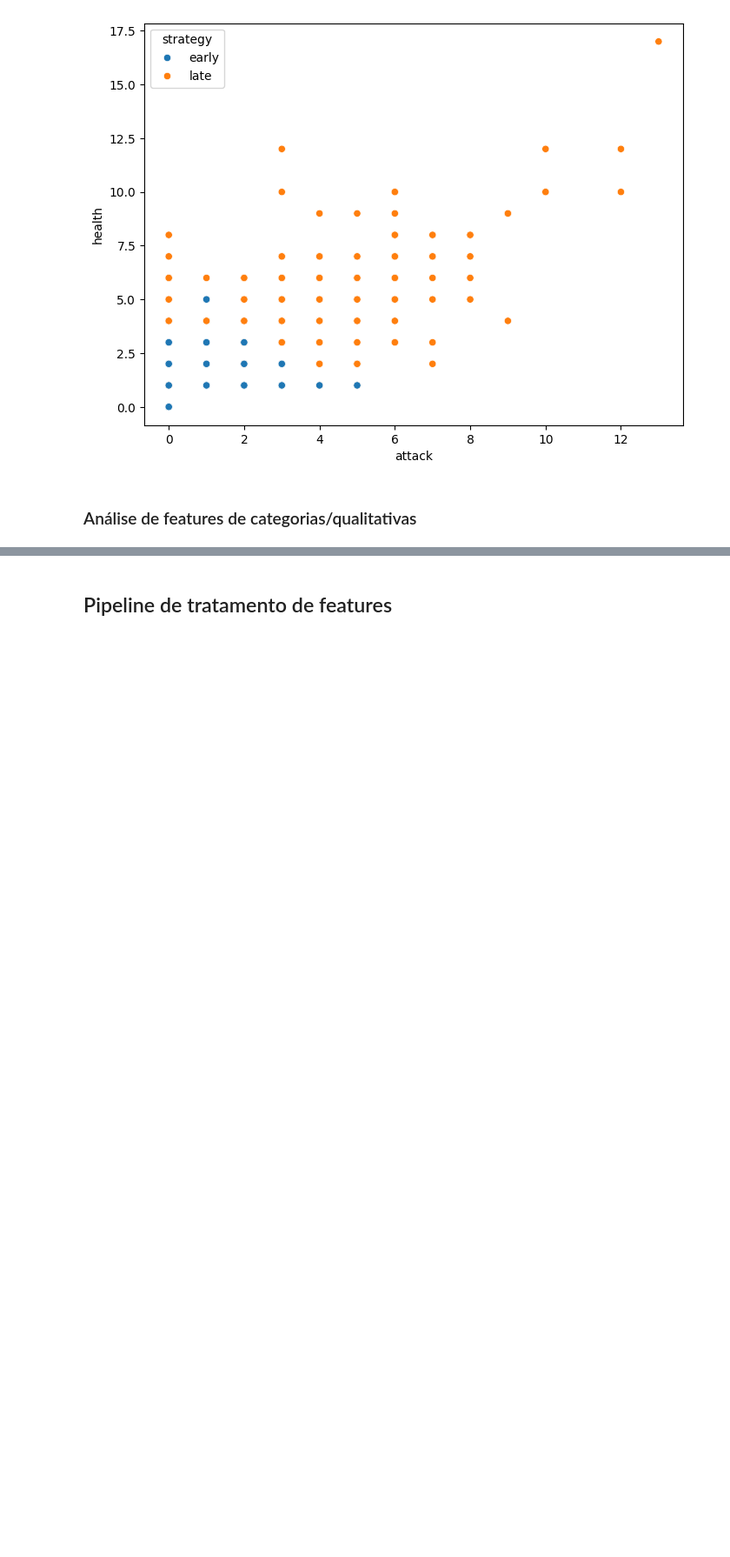
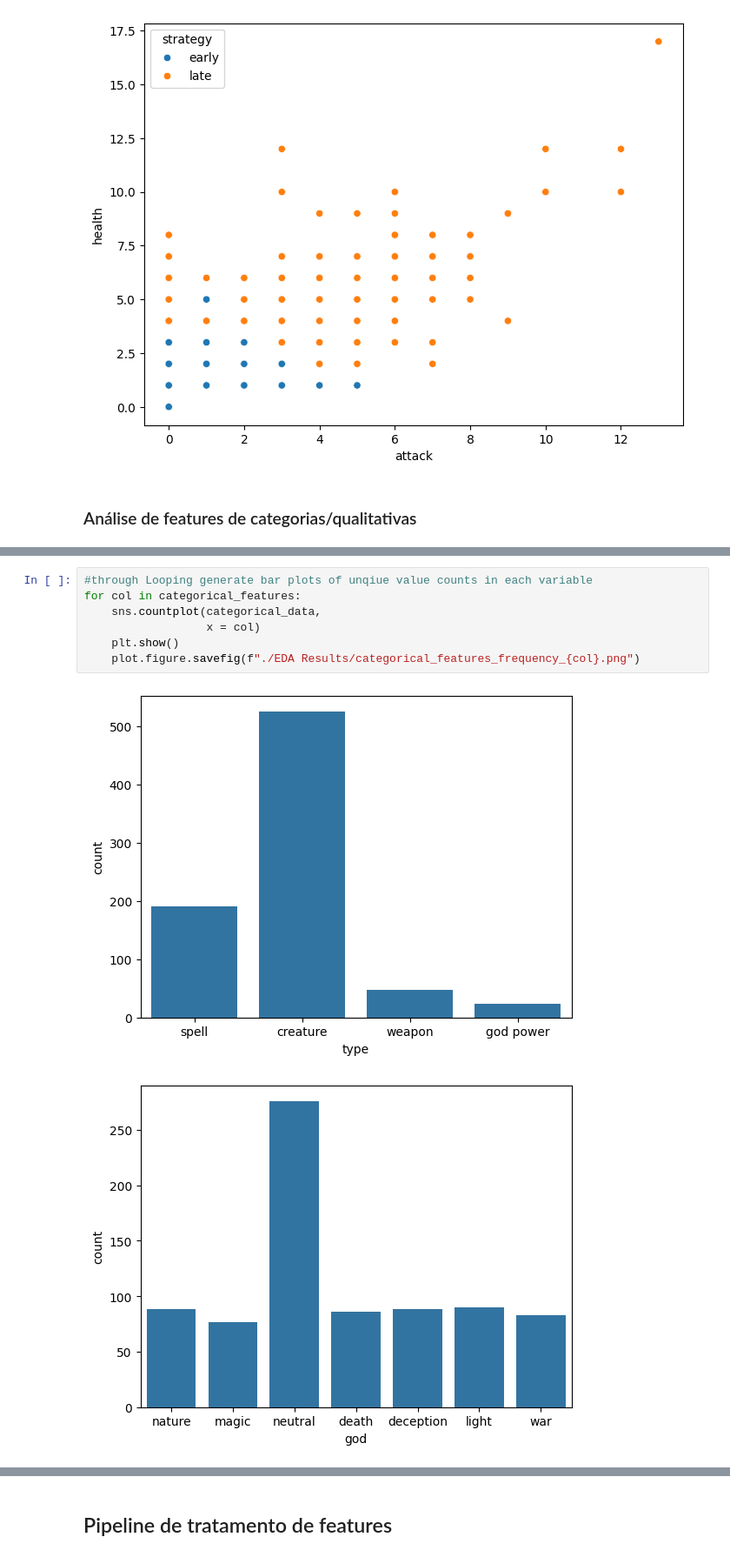
Before and after one commit to lucasrigobello/api-test, a Jupyter notebook: notebook/EDA e Treinamento de Modelo.ipynb, the cells around one changed output, grey strips where cells are left out. Shown at 87% size. Drawn from its saved outputs; the diff is of its cells as text; blank space fills up the shorter version.

```diff
--- a/notebook/EDA e Treinamento de Modelo.ipynb
+++ b/notebook/EDA e Treinamento de Modelo.ipynb
@@ -166,3 +166,13 @@ categorical_data.describe(include='object').T
 | type | 788 | 4 | creature | 526 |
 | god | 788 | 7 | neutral | 276 |
 | strategy | 788 | 2 | early | 432 |
+# %%
+#through Looping generate bar plots of unqiue value counts in each variable
+for col in categorical_features:
+    sns.countplot(categorical_data,
+                  x = col)
+    plt.show()
+    plot.figure.savefig(f"./EDA Results/categorical_features_frequency_{col}.png")
+# %% [output]
+[figure, added]
+[figure, added]
```
Also changed, not shown: parts of 2 cells of this notebook, 5 other files.
